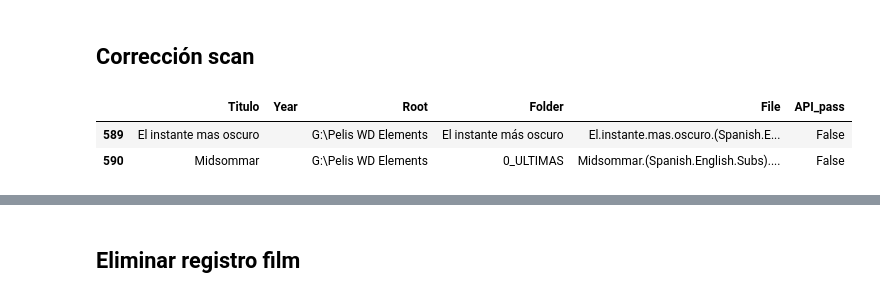
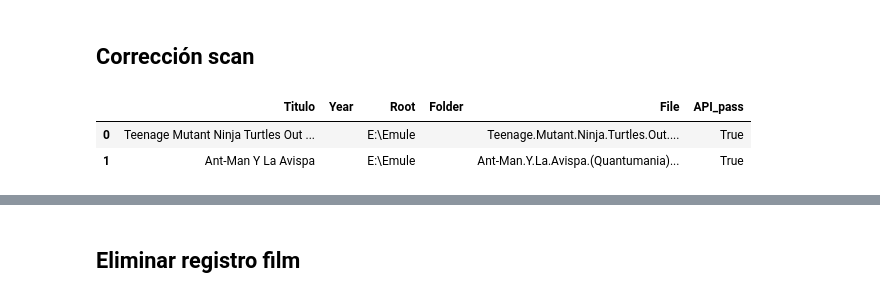
Before and after one commit to gusavato/streamberry, a Jupyter notebook: visor_control.ipynb, the cells around one changed output, grey strips where cells are left out. Cells and saved outputs as stored; diff of their text form; code cells hidden in the pictures.

```diff
--- a/visor_control.ipynb
+++ b/visor_control.ipynb
@@ -119,9 +150,9 @@ pd.DataFrame([dictio])
 ## Corrección scan
 # %%
 scan = pd.read_parquet('scan.parquet')
-scan.tail(2)
+scan.head(2)
 # %% [output]
 |  | Titulo | Year | Root | Folder | File | API_pass |
-| 589 | El instante mas oscuro |  | G:\Pelis WD Elements | El instante más oscuro | El.instante.mas.oscuro.(Spanish.E... | False |
-| 590 | Midsommar |  | G:\Pelis WD Elements | 0_ULTIMAS | Midsommar.(Spanish.English.Subs).... | False |
+| 0 | Teenage Mutant Ninja Turtles Out ... |  | E:\Emule |  | Teenage.Mutant.Ninja.Turtles.Out.... | True |
+| 1 | Ant-Man Y La Avispa |  | E:\Emule |  | Ant-Man.Y.La.Avispa.(Quantumania)... | True |
 # %%
```
Also changed, not shown: parts of 10 cells of this notebook, 3 other files.
